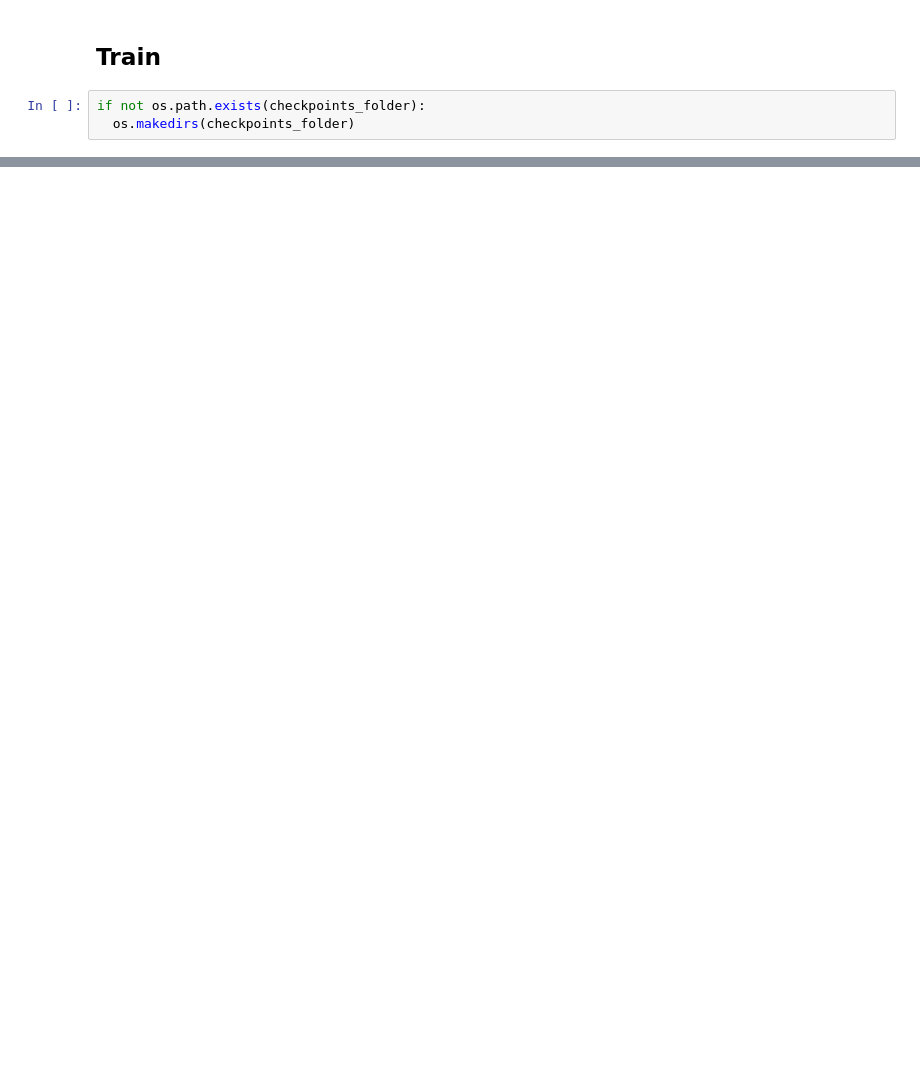
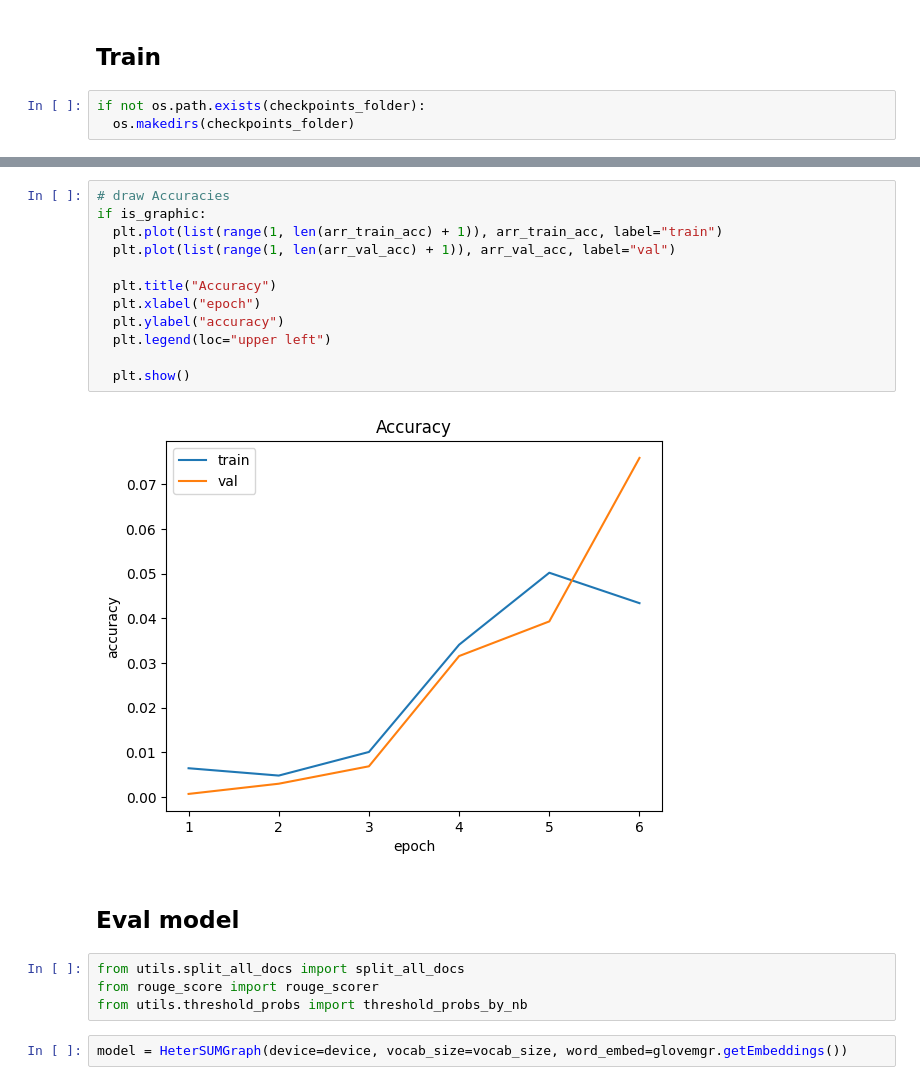
Before and after one commit to rhfdn/HeterSUMGraph, a Jupyter notebook: train_HeterSUMGraph.ipynb, the cells around one changed output, grey strips where cells are left out. Cells and saved outputs as stored; diff of their text form; blank space fills up the shorter version.

```diff
--- a/train_HeterSUMGraph.ipynb
+++ b/train_HeterSUMGraph.ipynb
@@ -511,0 +605,22 @@ Epoch 2 : train loss=0.452, val loss = 0.455
+# %%
+# draw Accuracies
+if is_graphic:
+  plt.plot(list(range(1, len(arr_train_acc) + 1)), arr_train_acc, label="train")
+  plt.plot(list(range(1, len(arr_val_acc) + 1)), arr_val_acc, label="val")
+
+  plt.title("Accuracy")
+  plt.xlabel("epoch")
+  plt.ylabel("accuracy")
+  plt.legend(loc="upper left")
+
+  plt.show()
+# %% [output]
+[figure, added]
+# %% [markdown]
+## Eval model
+# %%
+from utils.split_all_docs import split_all_docs
+from rouge_score import rouge_scorer
+from utils.threshold_probs import threshold_probs_by_nb
+# %%
+model = HeterSUMGraph(device=device, vocab_size=vocab_size, word_embed=glovemgr.getEmbeddings())
```
Also changed, not shown: parts of 22 cells of this notebook, 3 other files.
